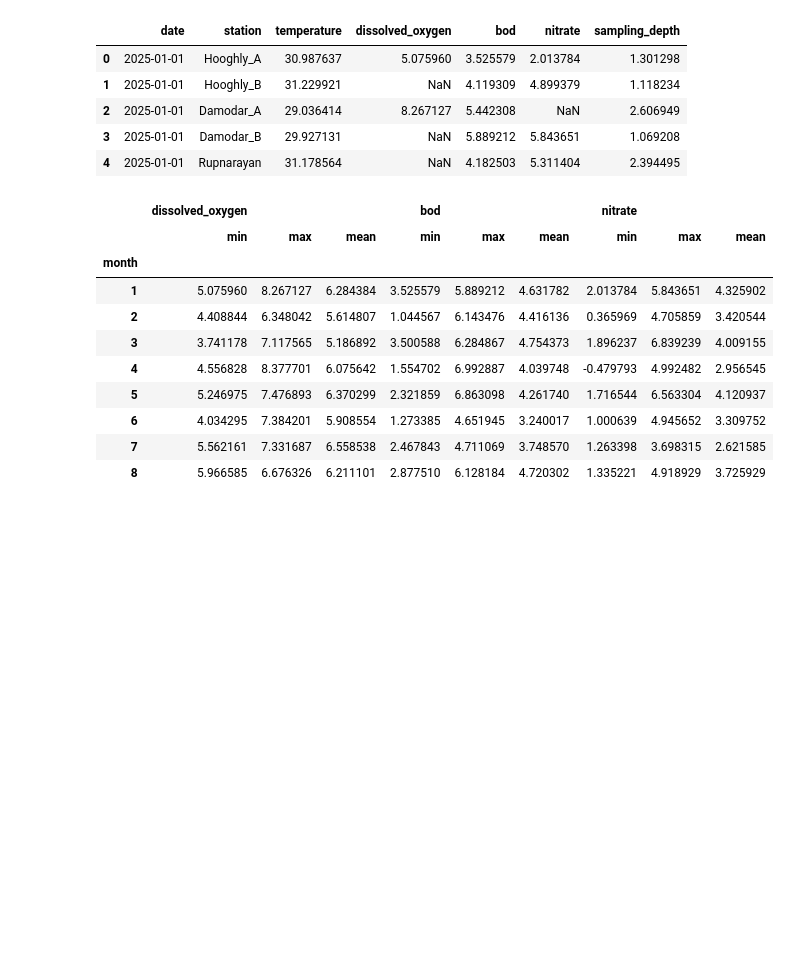
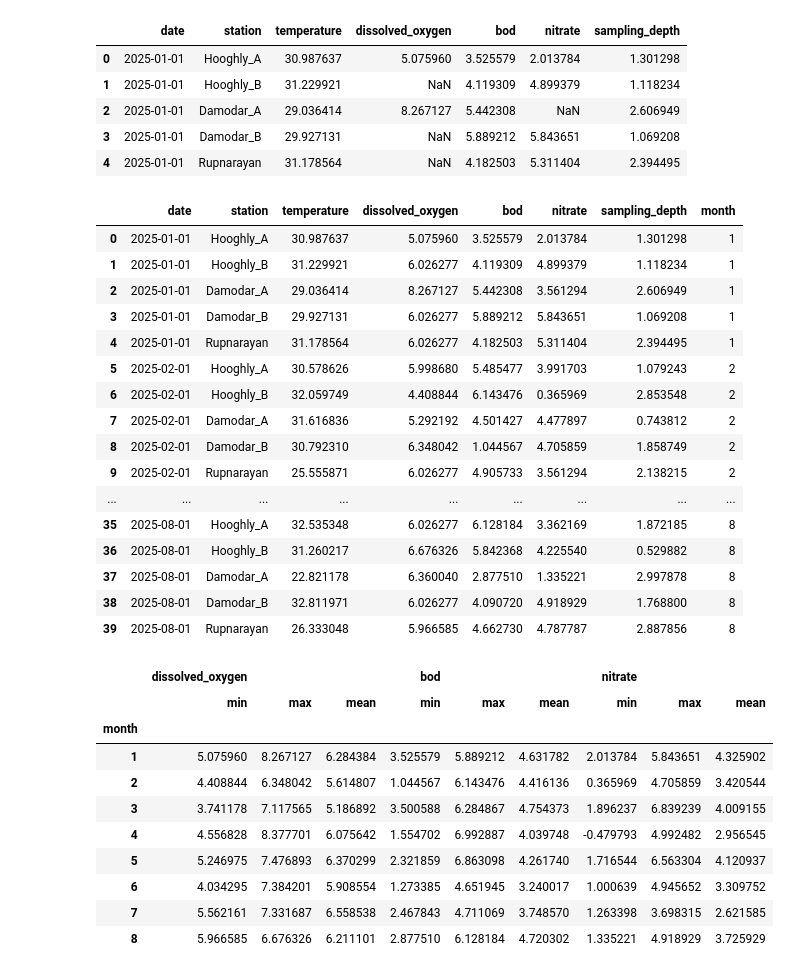
Before and after one commit to PaulamiGhosh/daily_python_practice, a Jupyter notebook: python_project/python_daily_practice.ipynb, the cells around one changed output. Saved outputs shown, nothing was run; the diff lists cells and outputs as text; code cells hidden in the pictures; blank space fills up the shorter version.

```diff
--- a/python_project/python_daily_practice.ipynb
+++ b/python_project/python_daily_practice.ipynb
@@ -129,6 +129,25 @@ water.fillna(value={
 # %%
 # seperating months in a new column
 water['month'] = water['date'].dt.month
+water
+# %% [output]
+|  | date | station | temperature | dissolved_oxygen | bod | nitrate | sampling_depth | month |
+| 0 | 2025-01-01 | Hooghly_A | 30.987637 | 5.075960 | 3.525579 | 2.013784 | 1.301298 | 1 |
+| 1 | 2025-01-01 | Hooghly_B | 31.229921 | 6.026277 | 4.119309 | 4.899379 | 1.118234 | 1 |
+| 2 | 2025-01-01 | Damodar_A | 29.036414 | 8.267127 | 5.442308 | 3.561294 | 2.606949 | 1 |
+| 3 | 2025-01-01 | Damodar_B | 29.927131 | 6.026277 | 5.889212 | 5.843651 | 1.069208 | 1 |
+| 4 | 2025-01-01 | Rupnarayan | 31.178564 | 6.026277 | 4.182503 | 5.311404 | 2.394495 | 1 |
+| 5 | 2025-02-01 | Hooghly_A | 30.578626 | 5.998680 | 5.485477 | 3.991703 | 1.079243 | 2 |
+| 6 | 2025-02-01 | Hooghly_B | 32.059749 | 4.408844 | 6.143476 | 0.365969 | 2.853548 | 2 |
+| 7 | 2025-02-01 | Damodar_A | 31.616836 | 5.292192 | 4.501427 | 4.477897 | 0.743812 | 2 |
+| 8 | 2025-02-01 | Damodar_B | 30.792310 | 6.348042 | 1.044567 | 4.705859 | 1.858749 | 2 |
+| 9 | 2025-02-01 | Rupnarayan | 25.555871 | 6.026277 | 4.905733 | 3.561294 | 2.138215 | 2 |
+| ... | ... | ... | ... | ... | ... | ... | ... | ... |
+| 35 | 2025-08-01 | Hooghly_A | 32.535348 | 6.026277 | 6.128184 | 3.362169 | 1.872185 | 8 |
+| 36 | 2025-08-01 | Hooghly_B | 31.260217 | 6.676326 | 5.842368 | 4.225540 | 0.529882 | 8 |
+| 37 | 2025-08-01 | Damodar_A | 22.821178 | 6.360040 | 2.877510 | 1.335221 | 2.997878 | 8 |
+| 38 | 2025-08-01 | Damodar_B | 32.811971 | 6.026277 | 4.090720 | 4.918929 | 1.768800 | 8 |
+| 39 | 2025-08-01 | Rupnarayan | 26.333048 | 5.966585 | 4.662730 | 4.787787 | 2.887856 | 8 |
 # %%
 water.groupby('month')[['dissolved_oxygen','bod','nitrate']].agg(['min','max','mean'])
 # %% [output]
```
Also changed, not shown: parts of 5 cells of this notebook, 2 other files.
